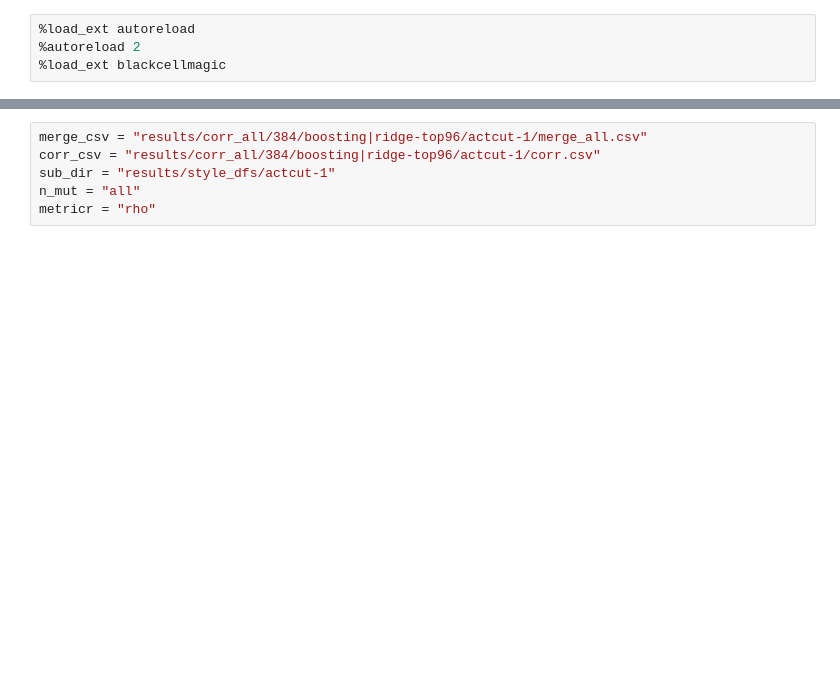
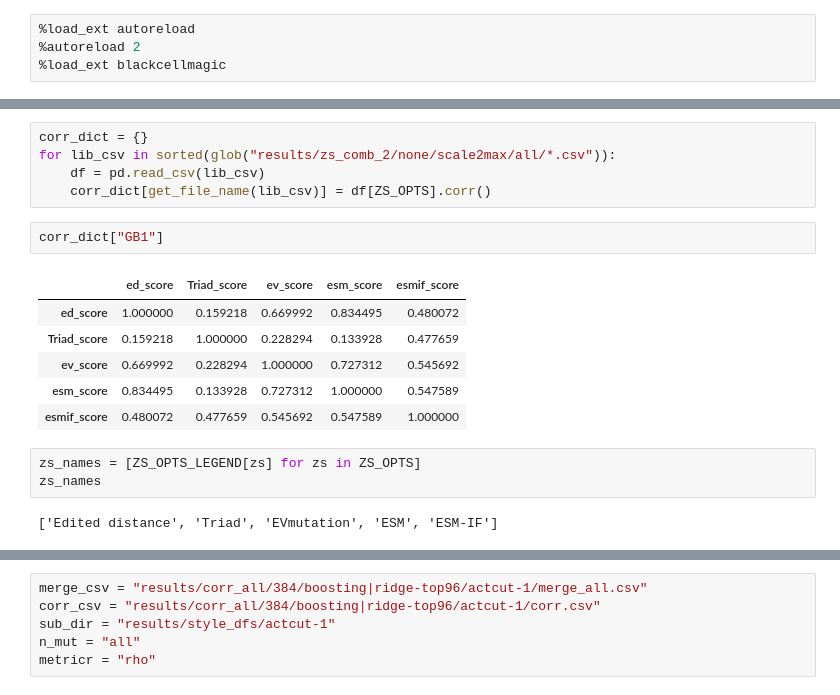
Before and after one commit to fhalab/SSMuLA, a Jupyter notebook: sandbox/zs_corr_avg_ls.ipynb, the cells around one changed output, grey strips where cells are left out. Saved outputs shown, nothing was run; the diff lists cells and outputs as text; blank space fills up the shorter version.

```diff
--- a/sandbox/zs_corr_avg_ls.ipynb
+++ b/sandbox/zs_corr_avg_ls.ipynb
@@ -104,0 +147,19 @@ ZS_COMB_OPTS
+# %%
+corr_dict = {}
+for lib_csv in sorted(glob("results/zs_comb_2/none/scale2max/all/*.csv")):
+    df = pd.read_csv(lib_csv)
+    corr_dict[get_file_name(lib_csv)] = df[ZS_OPTS].corr()
+# %%
+corr_dict["GB1"]
+# %% [output]
+|  | ed_score | Triad_score | ev_score | esm_score | esmif_score |
+| ed_score | 1.000000 | 0.159218 | 0.669992 | 0.834495 | 0.480072 |
+| Triad_score | 0.159218 | 1.000000 | 0.228294 | 0.133928 | 0.477659 |
+| ev_score | 0.669992 | 0.228294 | 1.000000 | 0.727312 | 0.545692 |
+| esm_score | 0.834495 | 0.133928 | 0.727312 | 1.000000 | 0.547589 |
+| esmif_score | 0.480072 | 0.477659 | 0.545692 | 0.547589 | 1.000000 |
+# %%
+zs_names = [ZS_OPTS_LEGEND[zs] for zs in ZS_OPTS]
+zs_names
+# %% [output]
+['Edited distance', 'Triad', 'EVmutation', 'ESM', 'ESM-IF']
```
Also changed, not shown: parts of 36 cells of this notebook, 4 other files.
